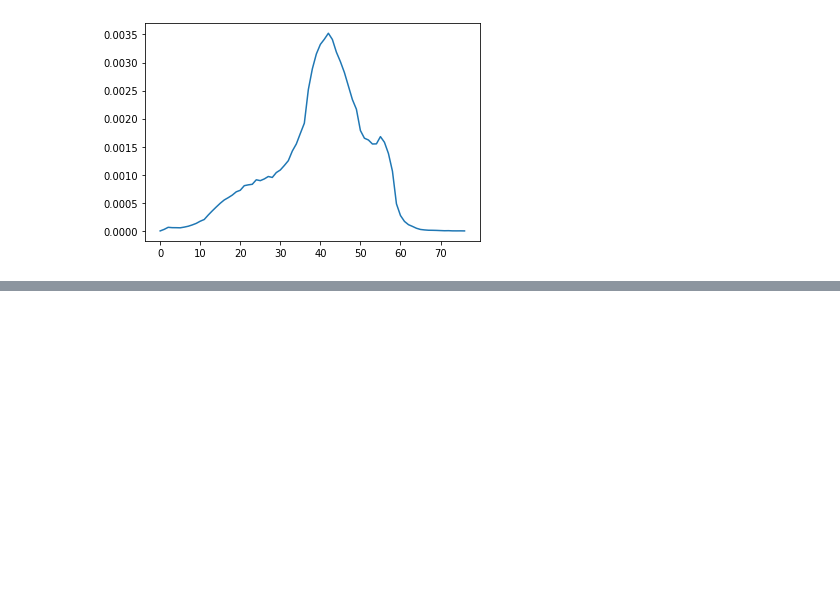
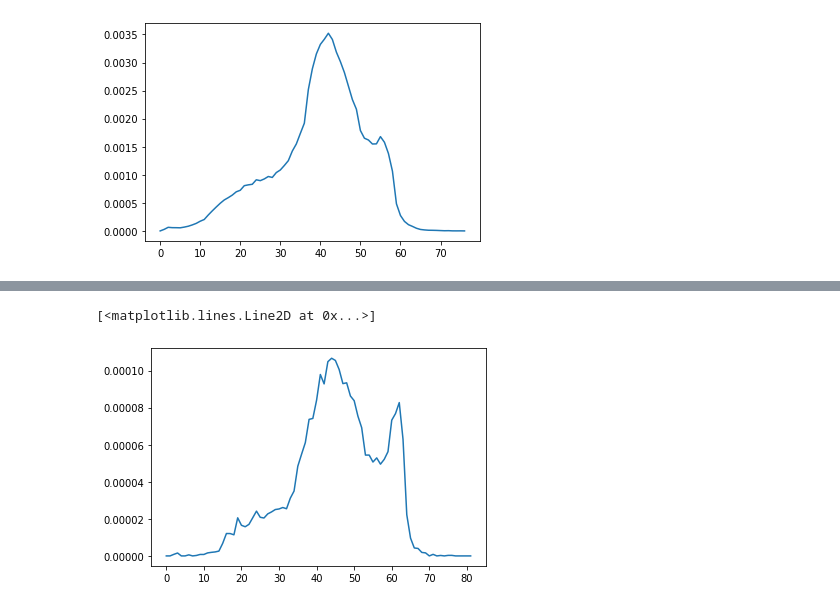
Before and after one commit to dhilligo/BDwarfLumFunction, a Jupyter notebook: GCNS Table Analysis.ipynb, the cells around one changed output, grey strips where cells are left out. Saved outputs shown, nothing was run; the diff lists cells and outputs as text; code cells hidden in the pictures; blank space fills up the shorter version.

```diff
--- a/GCNS Table Analysis.ipynb
+++ b/GCNS Table Analysis.ipynb
@@ -393,0 +401,9 @@ plt.plot(lf_spacedensity1)
+# %%
+#Now plotting the luminosity function with the added constraint that Tangential Velocity>=100.0km/s
+#(gives us information about stellar age)
+lf_spacedensity2=np.zeros(82)
+for n2 in range(absG.size):
+    if ((absG[n2]>=0.0)and(absG[n2]<=20.0)and(tangential_velocity[n2]>=100.0)):
+            my_bin=bin_data[n2]
+            lf_spacedensity2[my_bin]+=1.0/Vmax[n2]
+print(lf_spacedensity2)
@@ -393,0 +428,5 @@ plt.plot(lf_spacedensity1)
+# %%
+plt.plot(lf_spacedensity2)
+# %% [output]
+[<matplotlib.lines.Line2D at 0x...>]
+[figure, added]
```
Also changed, not shown: parts of 3 cells of this notebook.
